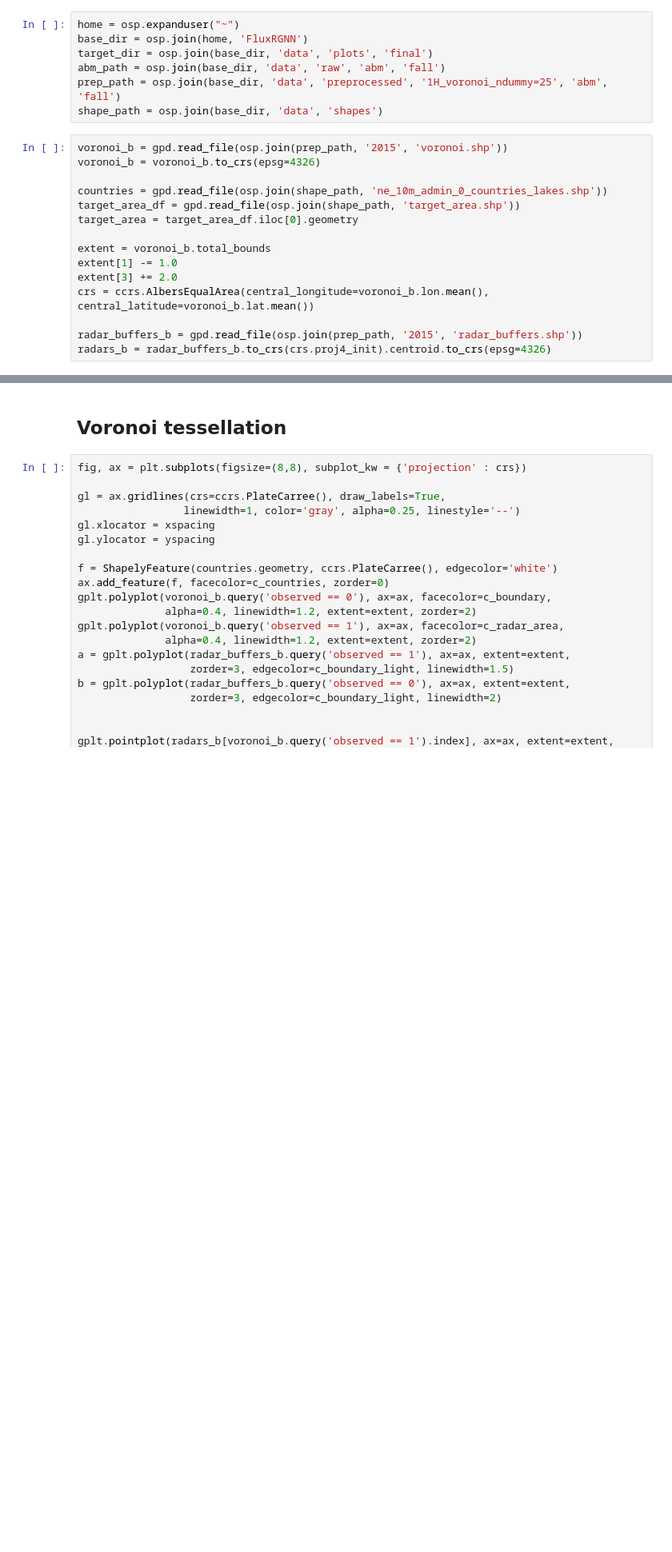
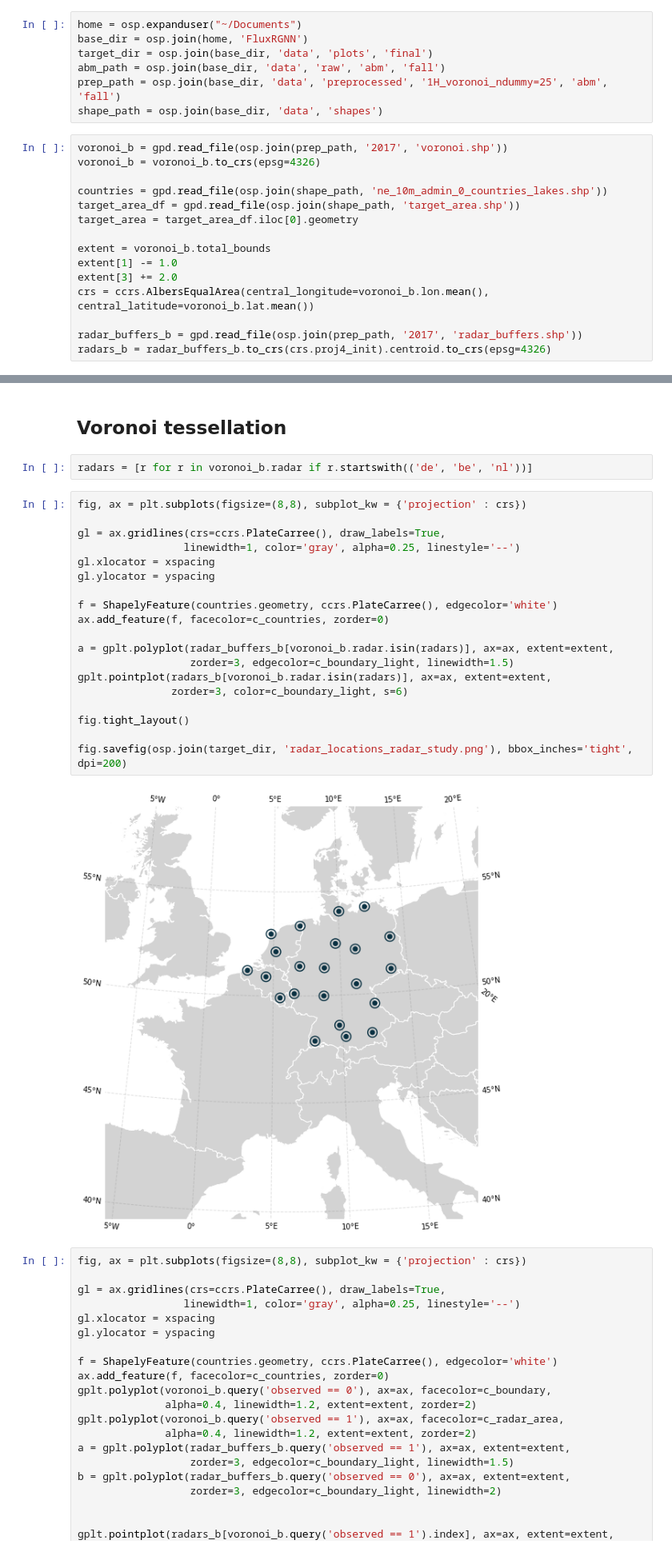
Before and after one commit to FionaLippert/FluxRGNN, a Jupyter notebook: notebooks/abm_data.ipynb, the cells around one changed output, grey strips where cells are left out. Shown at 80% size. Drawn from its saved outputs; the diff is of its cells as text; blank space fills up the shorter version.

```diff
--- a/notebooks/abm_data.ipynb
+++ b/notebooks/abm_data.ipynb
@@ -29,14 +29,14 @@ c_boundary = '#092834'
 c_text = '#262626'
 c_countries = 'lightgray'
 # %%
-home = osp.expanduser("~")
+home = osp.expanduser("~/Documents")
 base_dir = osp.join(home, 'FluxRGNN')
 target_dir = osp.join(base_dir, 'data', 'plots', 'final')
 abm_path = osp.join(base_dir, 'data', 'raw', 'abm', 'fall')
 prep_path = osp.join(base_dir, 'data', 'preprocessed', '1H_voronoi_ndummy=25', 'abm', 'fall')
 shape_path = osp.join(base_dir, 'data', 'shapes')
 # %%
-voronoi_b = gpd.read_file(osp.join(prep_path, '2015', 'voronoi.shp'))
+voronoi_b = gpd.read_file(osp.join(prep_path, '2017', 'voronoi.shp'))
 voronoi_b = voronoi_b.to_crs(epsg=4326)
 
 countries = gpd.read_file(osp.join(shape_path, 'ne_10m_admin_0_countries_lakes.shp'))
@@ -48,7 +48,7 @@ extent[1] -= 1.0
 extent[3] += 2.0
 crs = ccrs.AlbersEqualArea(central_longitude=voronoi_b.lon.mean(), central_latitude=voronoi_b.lat.mean())
 
-radar_buffers_b = gpd.read_file(osp.join(prep_path, '2015', 'radar_buffers.shp'))
+radar_buffers_b = gpd.read_file(osp.join(prep_path, '2017', 'radar_buffers.shp'))
 radars_b = radar_buffers_b.to_crs(crs.proj4_init).centroid.to_crs(epsg=4326)
 # %% [markdown]
 ## Individual trajectories
@@ -105,6 +105,29 @@ fig.savefig(osp.join(target_dir, 'abm_trajectories_filtered.png'), bbox_inches='
 [figure]
 # %% [markdown]
 ## Voronoi tessellation
+# %%
+radars = [r for r in voronoi_b.radar if r.startswith(('de', 'be', 'nl'))]
+# %%
+fig, ax = plt.subplots(figsize=(8,8), subplot_kw = {'projection' : crs})
+
+gl = ax.gridlines(crs=ccrs.PlateCarree(), draw_labels=True,
+                 linewidth=1, color='gray', alpha=0.25, linestyle='--')
+gl.xlocator = xspacing
+gl.ylocator = yspacing
+
+f = ShapelyFeature(countries.geometry, ccrs.PlateCarree(), edgecolor='white')
+ax.add_feature(f, facecolor=c_countries, zorder=0)
+
+a = gplt.polyplot(radar_buffers_b[voronoi_b.radar.isin(radars)], ax=ax, extent=extent,
+                  zorder=3, edgecolor=c_boundary_light, linewidth=1.5)
+gplt.pointplot(radars_b[voronoi_b.radar.isin(radars)], ax=ax, extent=extent,
+               zorder=3, color=c_boundary_light, s=6)
+
+fig.tight_layout()
+
+fig.savefig(osp.join(target_dir, 'radar_locations_radar_study.png'), bbox_inches='tight', dpi=200)
+# %% [output]
+[figure, added]
 # %%
 fig, ax = plt.subplots(figsize=(8,8), subplot_kw = {'projection' : crs})
 
```
Also changed, not shown: parts of 2 cells of this notebook, 5 other files.
